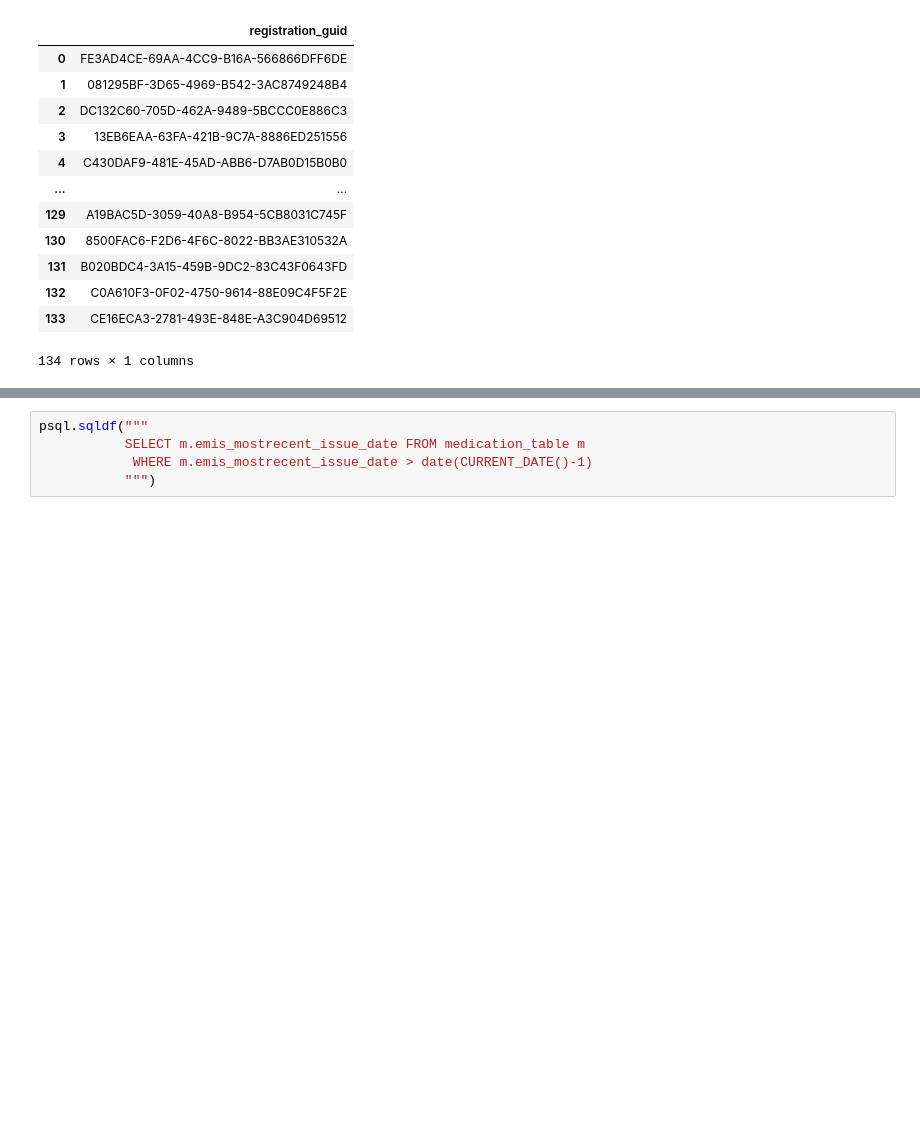
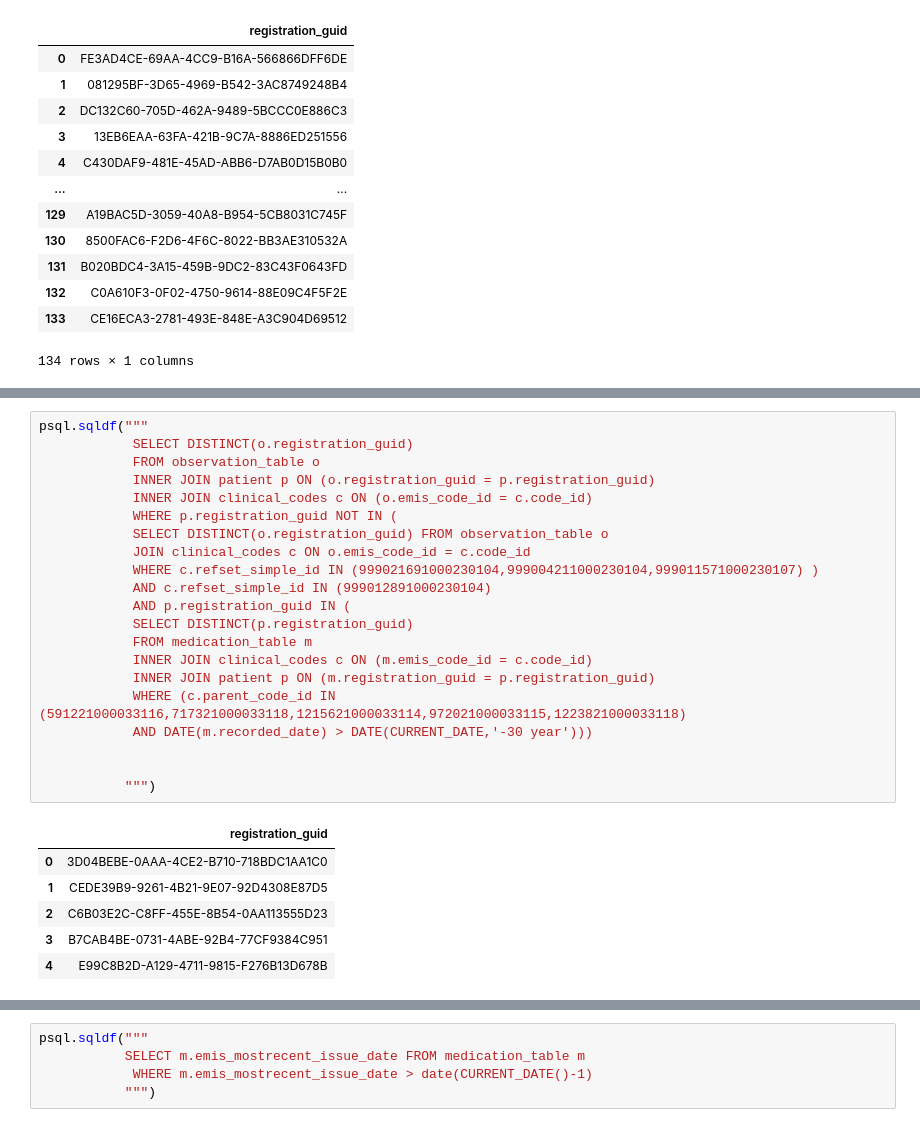
Before and after one commit to rpenn97/EMIS_task, a Jupyter notebook: solution/solution_py.ipynb, the cells around one changed output, grey strips where cells are left out. Cells and saved outputs as stored; diff of their text form; blank space fills up the shorter version.

```diff
--- a/solution/solution_py.ipynb
+++ b/solution/solution_py.ipynb
@@ -294,3 +297,31 @@ psql.sqldf("""
 | 225 | F506D2D6-8A8A-4611-8A64-F2B859F67179 |
 | 226 | FE3AD4CE-69AA-4CC9-B16A-566866DFF6DE |
 227 rows × 1 columns
+# %%
+psql.sqldf("""
+            SELECT DISTINCT(o.registration_guid)
+            FROM observation_table o
+            INNER JOIN patient p ON (o.registration_guid = p.registration_guid)
+            INNER JOIN clinical_codes c ON (o.emis_code_id = c.code_id)
+            WHERE p.registration_guid NOT IN (
+            SELECT DISTINCT(o.registration_guid) FROM observation_table o
+            JOIN clinical_codes c ON o.emis_code_id = c.code_id
+            WHERE c.refset_simple_id IN (999021691000230104,999004211000230104,999011571000230107) )
+            AND c.refset_simple_id IN (999012891000230104)
+            AND p.registration_guid IN (
+            SELECT DISTINCT(p.registration_guid)
+            FROM medication_table m
+            INNER JOIN clinical_codes c ON (m.emis_code_id = c.code_id)
+            INNER JOIN patient p ON (m.registration_guid = p.registration_guid)
+            WHERE (c.parent_code_id IN (591221000033116,717321000033118,1215621000033114,972021000033115,1223821000033118)
+            AND DATE(m.recorded_date) > DATE(CURRENT_DATE,'-30 year')))
+
+
+           """)
+# %% [output]
+|  | registration_guid |
+| 0 | 3D04BEBE-0AAA-4CE2-B710-718BDC1AA1C0 |
+| 1 | CEDE39B9-9261-4B21-9E07-92D4308E87D5 |
+| 2 | C6B03E2C-C8FF-455E-8B54-0AA113555D23 |
+| 3 | B7CAB4BE-0731-4ABE-92B4-77CF9384C951 |
+| 4 | E99C8B2D-A129-4711-9815-F276B13D678B |
```
Also changed, not shown: parts of 3 cells of this notebook.
